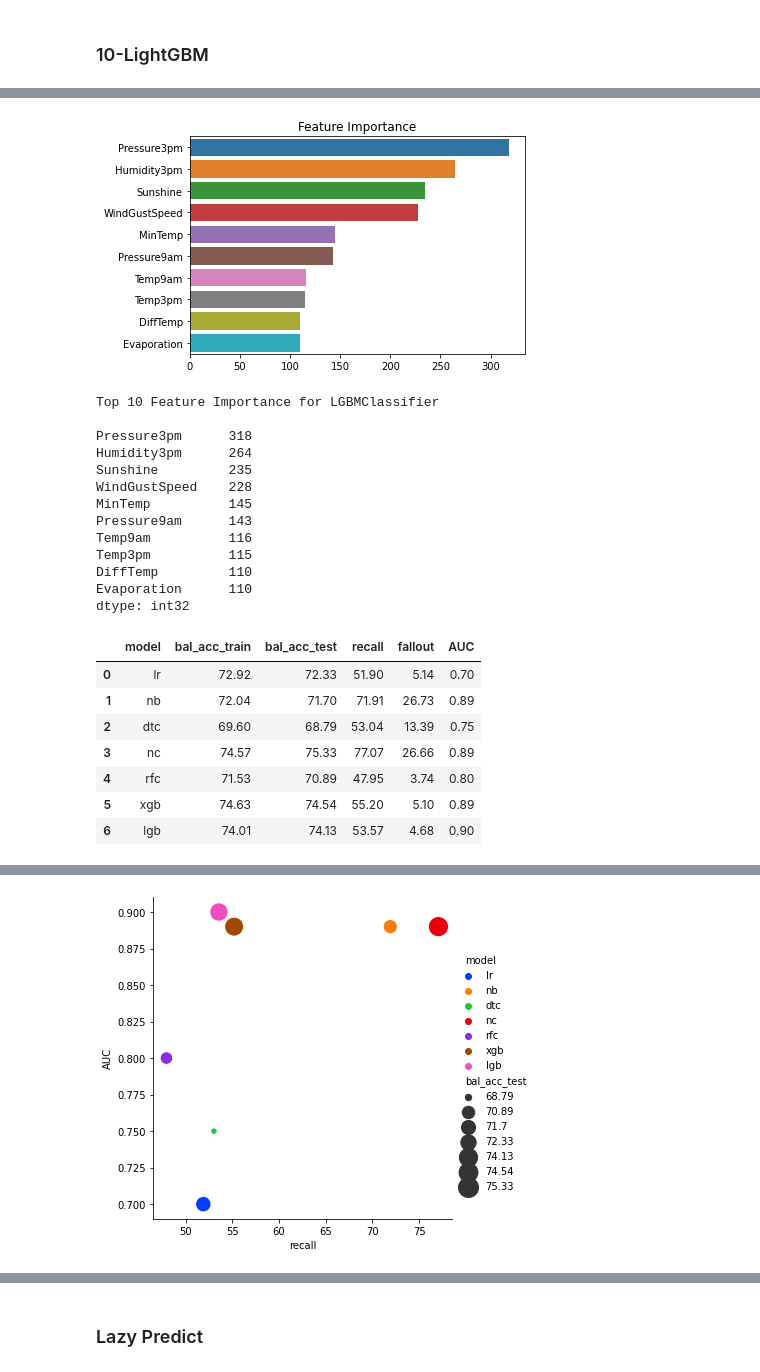
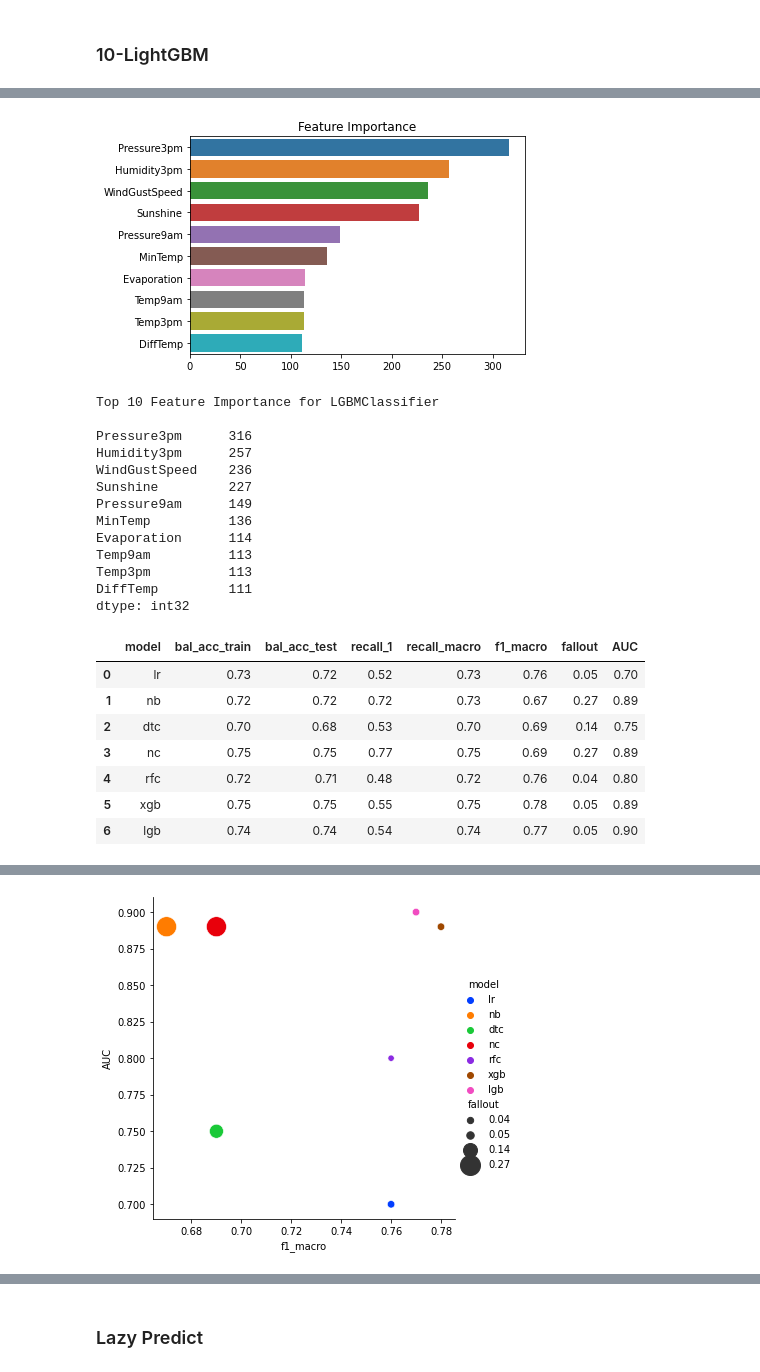
Before and after one commit to fidanfatih/PyCoders, a Jupyter notebook: Week-24/week-24.ipynb, the cells around one changed output, grey strips where cells are left out. Drawn from its saved outputs; the diff is of its cells as text; code cells hidden in the pictures.

```diff
--- a/Week-24/week-24.ipynb
+++ b/Week-24/week-24.ipynb
@@ -434,6 +435,8 @@ cv_acc_test = {}
 cv_TPR = {}
 cv_FPR = {}
 cv_AUC = {}
+f1 = {}
+recall = {}
 # %%
 def plot_result(model, name:str):
     model.fit(X_train, y_train)
@@ -645,4 +648,4 @@ import lightgbm as lgb
 # %%
-lgb = lgb.LGBMClassifier()
+lgb = LGBMClassifier()
 plot_result(lgb, "lgb")
 # %% [output]
@@ -660,19 +663,19 @@ weighted avg       0.86      0.87      0.86     12695
 # %%
 plot_feature_importances(lgb)
 # %% [output]
-[figure, old version]
+[figure, new version]
 Top 10 Feature Importance for LGBMClassifier
 
-Pressure3pm      318
-Humidity3pm      264
-Sunshine         235
-WindGustSpeed    228
-MinTemp          145
-Pressure9am      143
-Temp9am          116
-Temp3pm          115
-DiffTemp         110
-Evaporation      110
+Pressure3pm      316
+Humidity3pm      257
+WindGustSpeed    236
+Sunshine         227
+Pressure9am      149
+MinTemp          136
+Evaporation      114
+Temp9am          113
+Temp3pm          113
+DiffTemp         111
 dtype: int32
 # %%
 
@@ -705,23 +708,25 @@ cv_AUC = AUC(cv_AUC)
 df_eval = pd.DataFrame(data={'model': list(cv_acc_test.keys()),
                              'bal_acc_train':list(cv_acc_train.values()),
                              'bal_acc_test': list(cv_acc_test.values()),
-                             'recall': list(cv_TPR.values()),
+                             'recall_1': list(cv_TPR.values()),
+                             'recall_macro': list(recall.values()),
+                             'f1_macro': list(f1.values()),
                              'fallout':list(cv_FPR.values()),
-                              'AUC': list(cv_AUC.values())}).round(2)
+                             'AUC': list(cv_AUC.values())}).round(2)
 df_eval
 # %% [output]
-|  | model | bal_acc_train | bal_acc_test | recall | fallout | AUC |
-| 0 | lr | 72.92 | 72.33 | 51.90 | 5.14 | 0.70 |
-| 1 | nb | 72.04 | 71.70 | 71.91 | 26.73 | 0.89 |
-| 2 | dtc | 69.60 | 68.79 | 53.04 | 13.39 | 0.75 |
-| 3 | nc | 74.57 | 75.33 | 77.07 | 26.66 | 0.89 |
-| 4 | rfc | 71.53 | 70.89 | 47.95 | 3.74 | 0.80 |
-| 5 | xgb | 74.63 | 74.54 | 55.20 | 5.10 | 0.89 |
-| 6 | lgb | 74.01 | 74.13 | 53.57 | 4.68 | 0.90 |
+|  | model | bal_acc_train | bal_acc_test | recall_1 | recall_macro | f1_macro | fallout | AUC |
+| 0 | lr | 0.73 | 0.72 | 0.52 | 0.73 | 0.76 | 0.05 | 0.70 |
+| 1 | nb | 0.72 | 0.72 | 0.72 | 0.73 | 0.67 | 0.27 | 0.89 |
+| 2 | dtc | 0.70 | 0.68 | 0.53 | 0.70 | 0.69 | 0.14 | 0.75 |
+| 3 | nc | 0.75 | 0.75 | 0.77 | 0.75 | 0.69 | 0.27 | 0.89 |
+| 4 | rfc | 0.72 | 0.71 | 0.48 | 0.72 | 0.76 | 0.04 | 0.80 |
+| 5 | xgb | 0.75 | 0.75 | 0.55 | 0.75 | 0.78 | 0.05 | 0.89 |
+| 6 | lgb | 0.74 | 0.74 | 0.54 | 0.74 | 0.77 | 0.05 | 0.90 |
 # %% [markdown]
 ![metrics.png](attachment:metrics.png)
 # %%
-sns.relplot(x="recall", y="AUC", hue="model", size="bal_acc_test",
+sns.relplot(x="f1_macro", y="AUC", hue="model", size="fallout",
             sizes=(40, 400), alpha=1, palette="bright", height=5, legend='full', data=df_eval);
 # %% [output]
-[figure, old version]
+[figure, new version]
```
Also changed, not shown: parts of 43 cells of this notebook, 4 other files.
